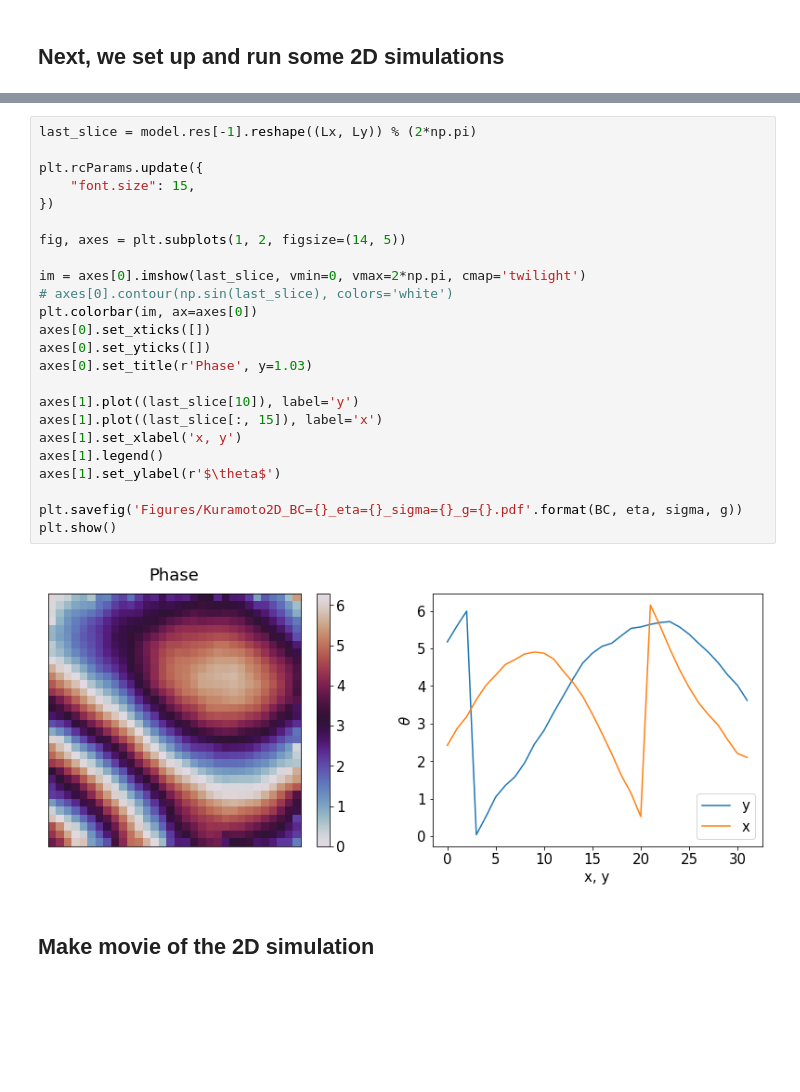
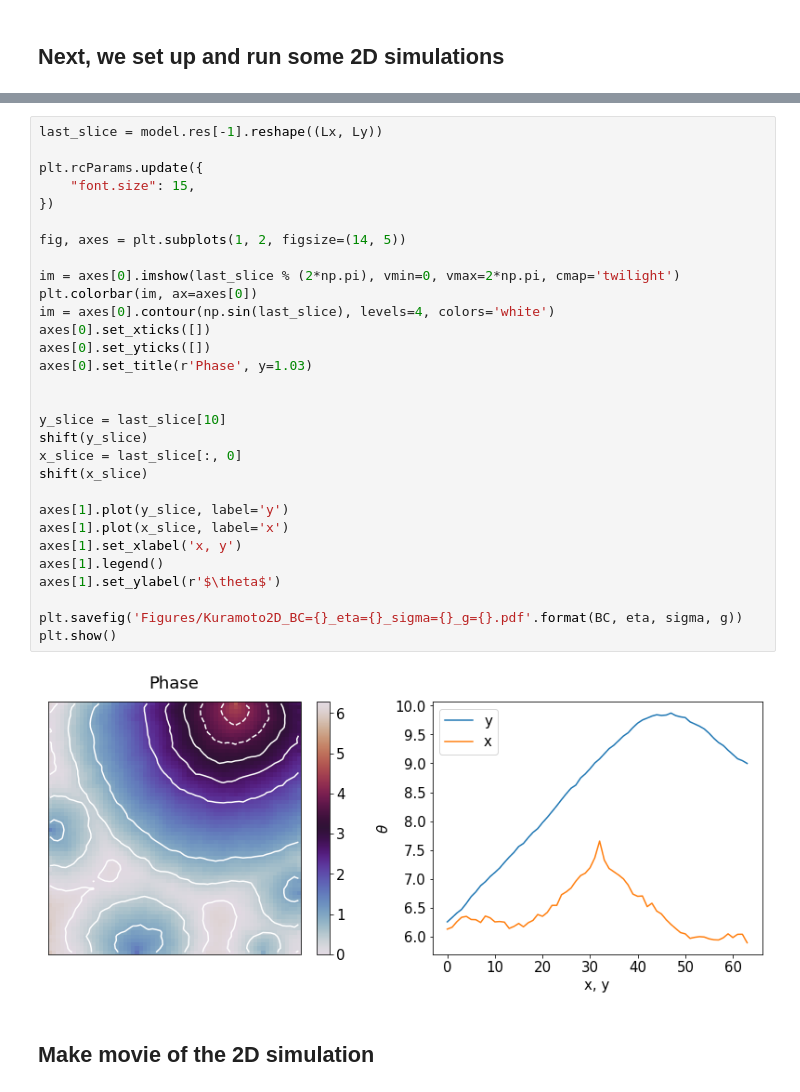
Before and after one commit to Irene-Li/MitoticWaves, a Jupyter notebook: kuramoto.ipynb, the cells around one changed output, grey strips where cells are left out. Cells and saved outputs as stored; diff of their text form; blank space fills up the shorter version.

```diff
--- a/kuramoto.ipynb
+++ b/kuramoto.ipynb
@@ -44,29 +44,35 @@ model.evolve()
 # %%
-last_slice = model.res[-1].reshape((Lx, Ly)) % (2*np.pi)
+last_slice = model.res[-1].reshape((Lx, Ly))
 
 plt.rcParams.update({
     "font.size": 15,
 })
 
 fig, axes = plt.subplots(1, 2, figsize=(14, 5))
 
-im = axes[0].imshow(last_slice, vmin=0, vmax=2*np.pi, cmap='twilight')
-# axes[0].contour(np.sin(last_slice), colors='white')
+im = axes[0].imshow(last_slice % (2*np.pi), vmin=0, vmax=2*np.pi, cmap='twilight')
 plt.colorbar(im, ax=axes[0])
+im = axes[0].contour(np.sin(last_slice), levels=4, colors='white')
 axes[0].set_xticks([])
 axes[0].set_yticks([])
 axes[0].set_title(r'Phase', y=1.03)
 
-axes[1].plot((last_slice[10]), label='y')
-axes[1].plot((last_slice[:, 15]), label='x')
+
+y_slice = last_slice[10]
+shift(y_slice)
+x_slice = last_slice[:, 0]
+shift(x_slice)
+
+axes[1].plot(y_slice, label='y')
+axes[1].plot(x_slice, label='x')
 axes[1].set_xlabel('x, y')
 axes[1].legend()
 axes[1].set_ylabel(r'$\theta$')
 
 plt.savefig('Figures/Kuramoto2D_BC={}_eta={}_sigma={}_g={}.pdf'.format(BC, eta, sigma, g))
 plt.show()
 # %% [output]
-[figure, old version]
+[figure, new version]
 # %% [markdown]
 ## Make movie of the 2D simulation
 # %%
```
Also changed, not shown: parts of 5 cells of this notebook, 34 other files.
